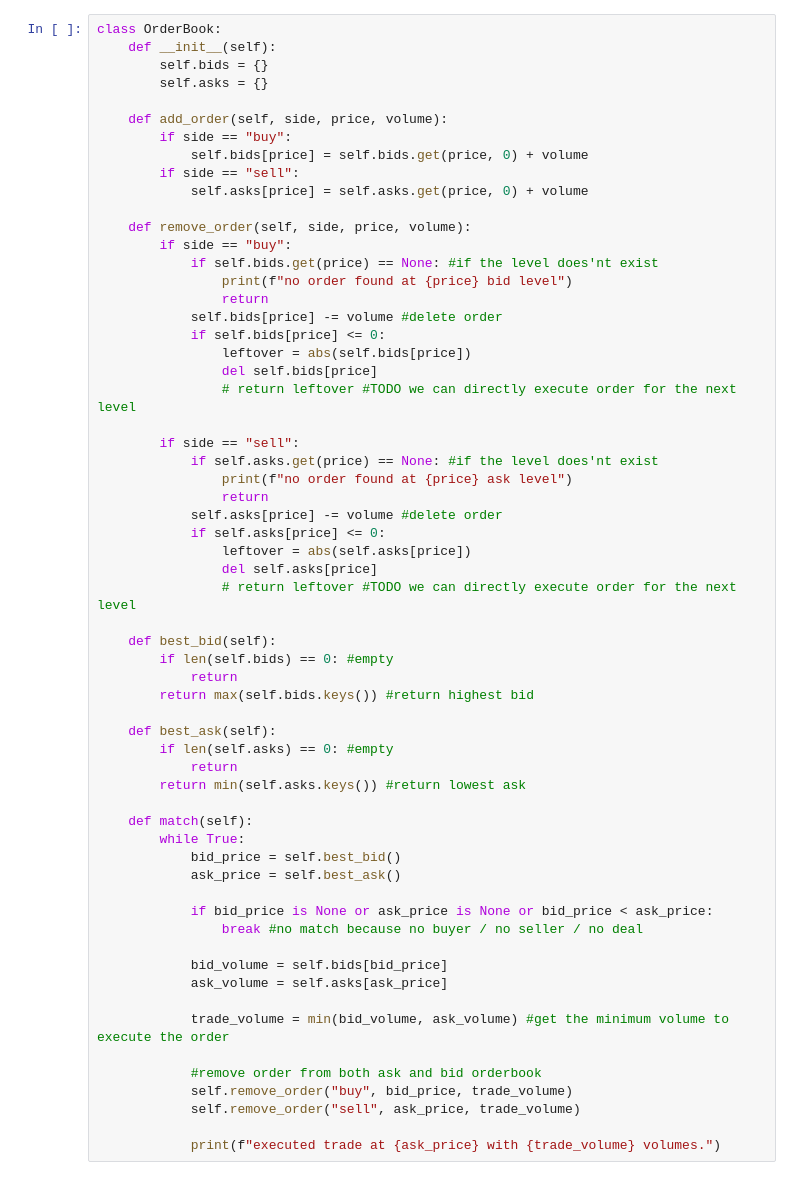
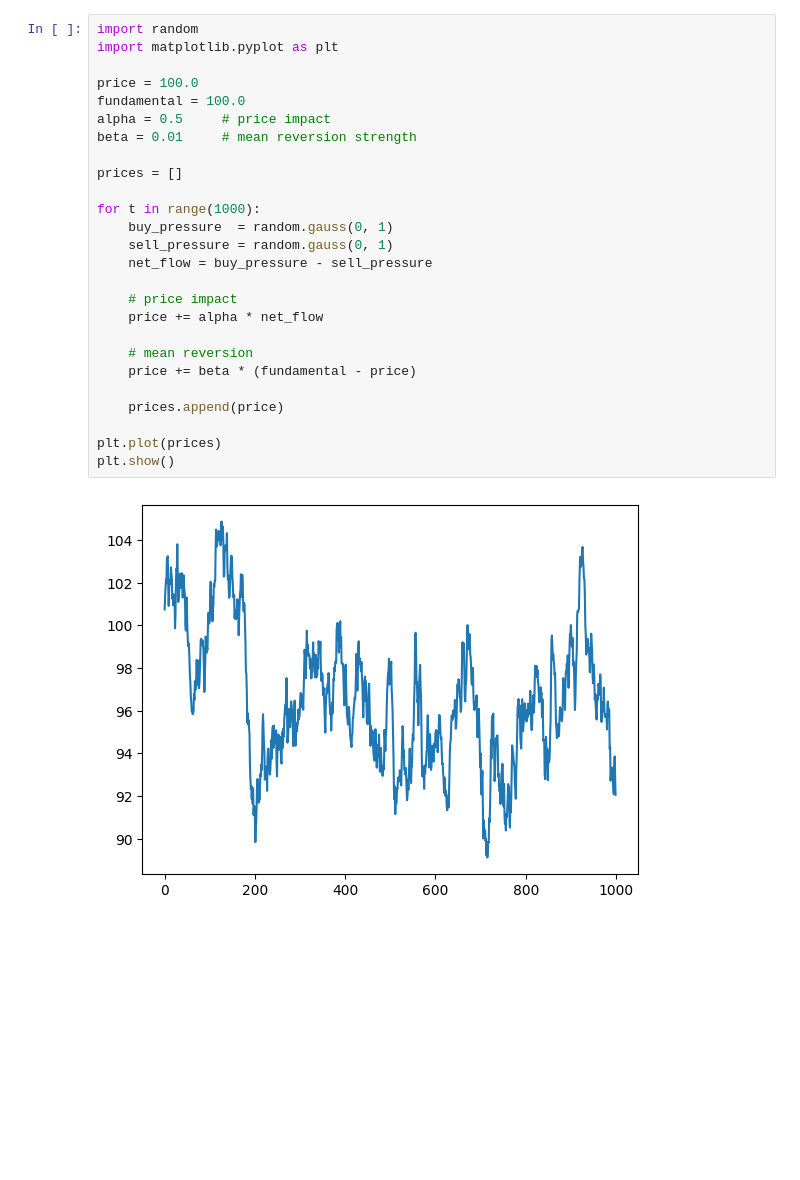
Before and after one commit to JustinZ26/market-simulation, a Jupyter notebook: playground.ipynb, the cells around one changed output. Drawn from its saved outputs; the diff is of its cells as text; blank space fills up the shorter version.

```diff
--- a/playground.ipynb
+++ b/playground.ipynb
@@ -1,61 +1,28 @@
 # %%
-class OrderBook:
-    def __init__(self):
-        self.bids = {}
-        self.asks = {}
+import random
+import matplotlib.pyplot as plt
 
-    def add_order(self, side, price, volume):
-        if side == "buy":
-            self.bids[price] = self.bids.get(price, 0) + volume
-        if side == "sell":
-            self.asks[price] = self.asks.get(price, 0) + volume
+price = 100.0
+fundamental = 100.0
+alpha = 0.5     # price impact
+beta = 0.01     # mean reversion strength
 
-    def remove_order(self, side, price, volume):
-        if side == "buy":
-            if self.bids.get(price) == None: #if the level does'nt exist
-                print(f"no order found at {price} bid level")
-                return
-            self.bids[price] -= volume #delete order
-            if self.bids[price] <= 0:
-                leftover = abs(self.bids[price])
-                del self.bids[price]
-                # return leftover #TODO we can directly execute order for the next level
+prices = []
 
-        if side == "sell":
-            if self.asks.get(price) == None: #if the level does'nt exist
-                print(f"no order found at {price} ask level")
-                return
-            self.asks[price] -= volume #delete order
-            if self.asks[price] <= 0:
-                leftover = abs(self.asks[price])
-                del self.asks[price]
-                # return leftover #TODO we can directly execute order for the next level
+for t in range(1000):
+    buy_pressure  = random.gauss(0, 1)
+    sell_pressure = random.gauss(0, 1)
+    net_flow = buy_pressure - sell_pressure
 
-    def best_bid(self):
-        if len(self.bids) == 0: #empty
-            return
-        return max(self.bids.keys()) #return highest bid
+    # price impact
+    price += alpha * net_flow
 
-    def best_ask(self):
-        if len(self.asks) == 0: #empty
-            return
-        return min(self.asks.keys()) #return lowest ask
+    # mean reversion
+    price += beta * (fundamental - price)
 
-    def match(self):
-        while True:
-            bid_price = self.best_bid()
-            ask_price = self.best_ask()
+    prices.append(price)
 
-            if bid_price is None or ask_price is None or bid_price < ask_price:
-                break #no match because no buyer / no seller / no deal
-
-            bid_volume = self.bids[bid_price]
-            ask_volume = self.asks[ask_price]
-
-            trade_volume = min(bid_volume, ask_volume) #get the minimum volume to execute the order
-
-            #remove order from both ask and bid orderbook
-            self.remove_order("buy", bid_price, trade_volume)
-            self.remove_order("sell", ask_price, trade_volume)
-
-            print(f"executed trade at {ask_price} with {trade_volume} volumes.")
+plt.plot(prices)
+plt.show()
+# %% [output]
+[figure, added]
```
Also changed, not shown: 6 other files.
